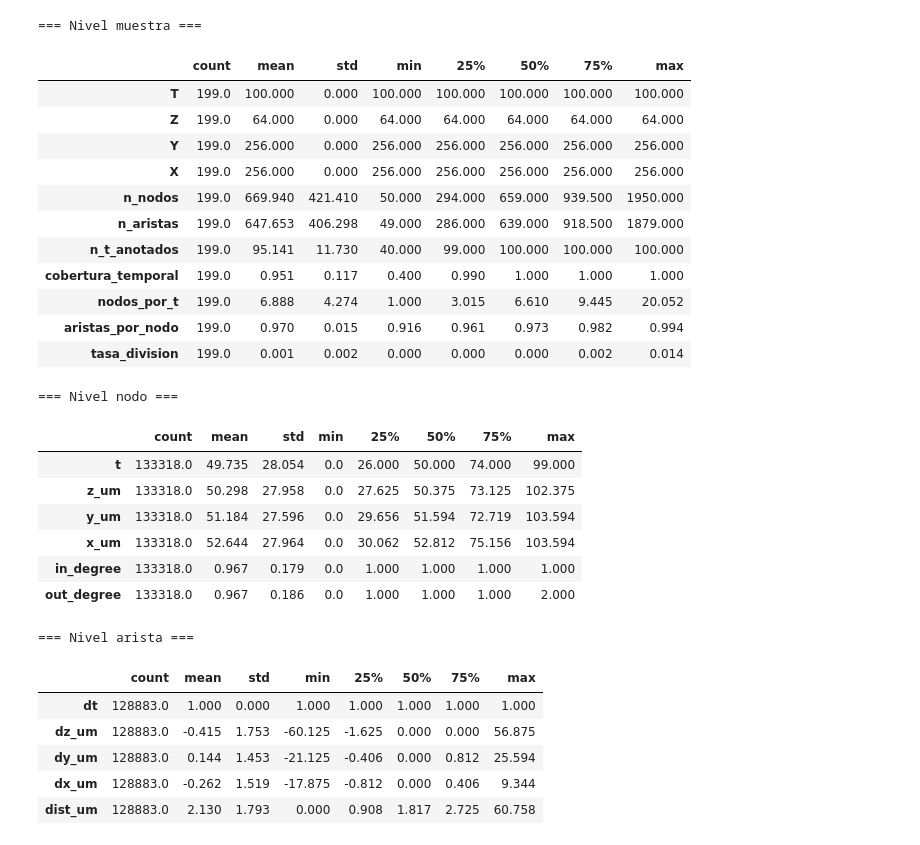
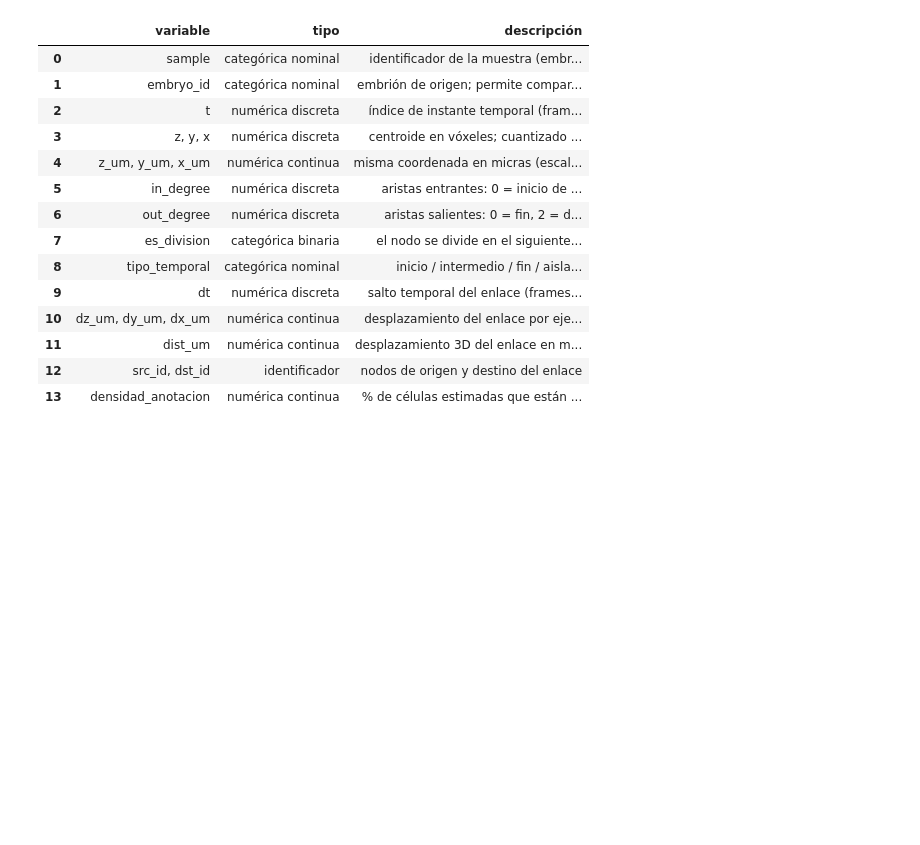
Before and after one commit to Isabella1911/DM-Proyecto-2, a Jupyter notebook: proyecto2-ds.ipynb, the cells around one changed output. Cells and saved outputs as stored; diff of their text form; code cells hidden in the pictures; blank space fills up the shorter version.

```diff
--- a/proyecto2-ds.ipynb
+++ b/proyecto2-ds.ipynb
@@ -419,41 +428,35 @@ Faltantes por columna en df_nodes:
 # %%
-print("=== Nivel muestra ===")
-cols_s = ["T", "Z", "Y", "X", "n_nodos", "n_aristas", "n_t_anotados", "cobertura_temporal",
-          "nodos_por_t", "aristas_por_nodo", "tasa_division"]
-cols_s += [c for c in ["densidad_anotacion"] if c in df_samples]
-display(df_samples[cols_s].describe().T.round(3))
-
-print("\n=== Nivel nodo ===")
-display(df_nodes[["t", "z_um", "y_um", "x_um", "in_degree", "out_degree"]].describe().T.round(3))
-
-print("\n=== Nivel arista ===")
-display(df_edges[["dt", "dz_um", "dy_um", "dx_um", "dist_um"]].describe().T.round(3))
+# Clasificación conceptual de las variables (para el informe)
+tipos = pd.DataFrame([
+    ("sample",            "categórica nominal", "identificador de la muestra (embrión + field of view)"),
+    ("embryo_id",         "categórica nominal", "embrión de origen; permite comparar entre individuos"),
+    ("t",                 "numérica discreta",  "índice de instante temporal (frame), 0 – 99"),
+    ("z, y, x",           "numérica discreta",  "centroide en vóxeles; cuantizado a la rejilla (64/256/256 valores)"),
+    ("z_um, y_um, x_um",  "numérica continua",  "misma coordenada en micras (escala física)"),
+    ("in_degree",         "numérica discreta",  "aristas entrantes: 0 = inicio de la trayectoria anotada"),
+    ("out_degree",        "numérica discreta",  "aristas salientes: 0 = fin, 2 = división celular"),
+    ("es_division",       "categórica binaria", "el nodo se divide en el siguiente frame"),
+    ("tipo_temporal",     "categórica nominal", "inicio / intermedio / fin / aislado dentro de la trayectoria"),
+    ("dt",                "numérica discreta",  "salto temporal del enlace (frames); constante = 1"),
+    ("dz_um, dy_um, dx_um", "numérica continua", "desplazamiento del enlace por eje, en micras"),
+    ("dist_um",           "numérica continua",  "desplazamiento 3D del enlace en micras"),
+    ("src_id, dst_id",    "identificador",      "nodos de origen y destino del enlace"),
+    ("densidad_anotacion", "numérica continua", "% de células estimadas que están anotadas (por muestra)"),
+], columns=["variable", "tipo", "descripción"])
+tipos
 # %% [output]
-=== Nivel muestra ===
-|  | count | mean | std | min | 25% | 50% | 75% | max |
-| T | 199.0 | 100.000 | 0.000 | 100.000 | 100.000 | 100.000 | 100.000 | 100.000 |
-| Z | 199.0 | 64.000 | 0.000 | 64.000 | 64.000 | 64.000 | 64.000 | 64.000 |
-| Y | 199.0 | 256.000 | 0.000 | 256.000 | 256.000 | 256.000 | 256.000 | 256.000 |
-| X | 199.0 | 256.000 | 0.000 | 256.000 | 256.000 | 256.000 | 256.000 | 256.000 |
-| n_nodos | 199.0 | 669.940 | 421.410 | 50.000 | 294.000 | 659.000 | 939.500 | 1950.000 |
-| n_aristas | 199.0 | 647.653 | 406.298 | 49.000 | 286.000 | 639.000 | 918.500 | 1879.000 |
-| n_t_anotados | 199.0 | 95.141 | 11.730 | 40.000 | 99.000 | 100.000 | 100.000 | 100.000 |
-| cobertura_temporal | 199.0 | 0.951 | 0.117 | 0.400 | 0.990 | 1.000 | 1.000 | 1.000 |
-| nodos_por_t | 199.0 | 6.888 | 4.274 | 1.000 | 3.015 | 6.610 | 9.445 | 20.052 |
-| aristas_por_nodo | 199.0 | 0.970 | 0.015 | 0.916 | 0.961 | 0.973 | 0.982 | 0.994 |
-| tasa_division | 199.0 | 0.001 | 0.002 | 0.000 | 0.000 | 0.000 | 0.002 | 0.014 |
+|  | variable | tipo | descripción |
+| 0 | sample | categórica nominal | identificador de la muestra (embr... |
+| 1 | embryo_id | categórica nominal | embrión de origen; permite compar... |
+| 2 | t | numérica discreta | índice de instante temporal (fram... |
+| 3 | z, y, x | numérica discreta | centroide en vóxeles; cuantizado ... |
+| 4 | z_um, y_um, x_um | numérica continua | misma coordenada en micras (escal... |
+| 5 | in_degree | numérica discreta | aristas entrantes: 0 = inicio de ... |
+| 6 | out_degree | numérica discreta | aristas salientes: 0 = fin, 2 = d... |
+| 7 | es_division | categórica binaria | el nodo se divide en el siguiente... |
+| 8 | tipo_temporal | categórica nominal | inicio / intermedio / fin / aisla... |
+| 9 | dt | numérica discreta | salto temporal del enlace (frames... |
+| 10 | dz_um, dy_um, dx_um | numérica continua | desplazamiento del enlace por eje... |
+| 11 | dist_um | numérica continua | desplazamiento 3D del enlace en m... |
+| 12 | src_id, dst_id | identificador | nodos de origen y destino del enlace |
+| 13 | densidad_anotacion | numérica continua | % de células estimadas que están ... |
-=== Nivel nodo ===
-|  | count | mean | std | min | 25% | 50% | 75% | max |
-| t | 133318.0 | 49.735 | 28.054 | 0.0 | 26.000 | 50.000 | 74.000 | 99.000 |
-| z_um | 133318.0 | 50.298 | 27.958 | 0.0 | 27.625 | 50.375 | 73.125 | 102.375 |
-| y_um | 133318.0 | 51.184 | 27.596 | 0.0 | 29.656 | 51.594 | 72.719 | 103.594 |
-| x_um | 133318.0 | 52.644 | 27.964 | 0.0 | 30.062 | 52.812 | 75.156 | 103.594 |
-| in_degree | 133318.0 | 0.967 | 0.179 | 0.0 | 1.000 | 1.000 | 1.000 | 1.000 |
-| out_degree | 133318.0 | 0.967 | 0.186 | 0.0 | 1.000 | 1.000 | 1.000 | 2.000 |
-=== Nivel arista ===
-|  | count | mean | std | min | 25% | 50% | 75% | max |
-| dt | 128883.0 | 1.000 | 0.000 | 1.000 | 1.000 | 1.000 | 1.000 | 1.000 |
-| dz_um | 128883.0 | -0.415 | 1.753 | -60.125 | -1.625 | 0.000 | 0.000 | 56.875 |
-| dy_um | 128883.0 | 0.144 | 1.453 | -21.125 | -0.406 | 0.000 | 0.812 | 25.594 |
-| dx_um | 128883.0 | -0.262 | 1.519 | -17.875 | -0.812 | 0.000 | 0.406 | 9.344 |
-| dist_um | 128883.0 | 2.130 | 1.793 | 0.000 | 0.908 | 1.817 | 2.725 | 60.758 |
```
Also changed, not shown: parts of 82 cells of this notebook.
